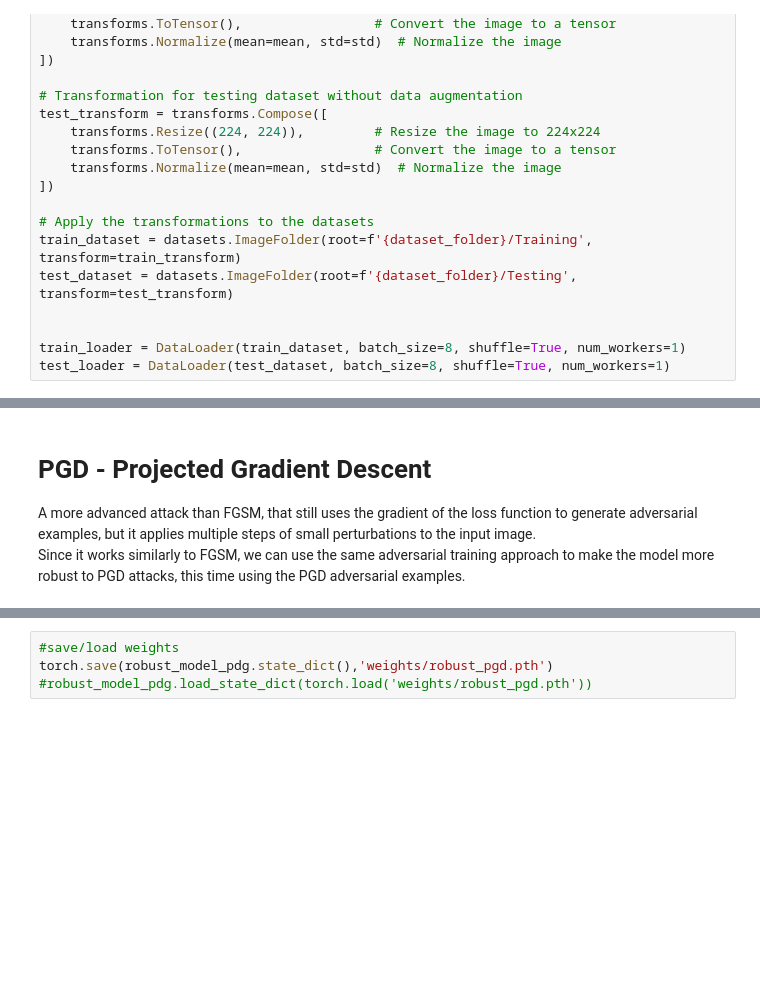
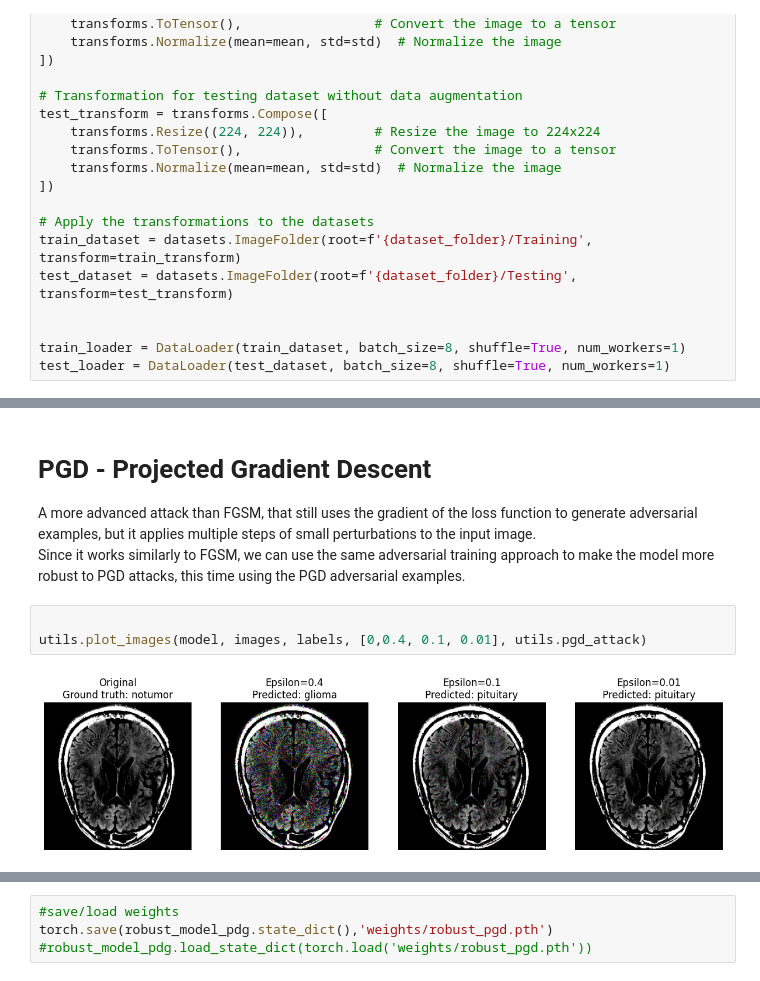
Before and after one commit to marcosolime/break-fix, a Jupyter notebook: adversarial_training.ipynb, the cells around one changed output, grey strips where cells are left out. Cells and saved outputs as stored; diff of their text form; blank space fills up the shorter version.

```diff
--- a/adversarial_training.ipynb
+++ b/adversarial_training.ipynb
@@ -207,4 +222,9 @@ Adversarial accuaracy:  0.81
 # %% [markdown]
-# PGD - Projected Gradient Descent
+# **PGD** - Projected Gradient Descent
 A more advanced attack than FGSM, that still uses the gradient of the loss function to generate adversarial examples, but it applies multiple steps of small perturbations to the input image. <br>
 Since it works similarly to FGSM, we can use the same adversarial training approach to make the model more robust to PGD attacks, this time using the PGD adversarial examples. <br>
+# %%
+
+utils.plot_images(model, images, labels, [0,0.4, 0.1, 0.01], utils.pgd_attack)
+# %% [output]
+[figure, added]
```
Also changed, not shown: parts of 30 cells of this notebook, 2 other files.
